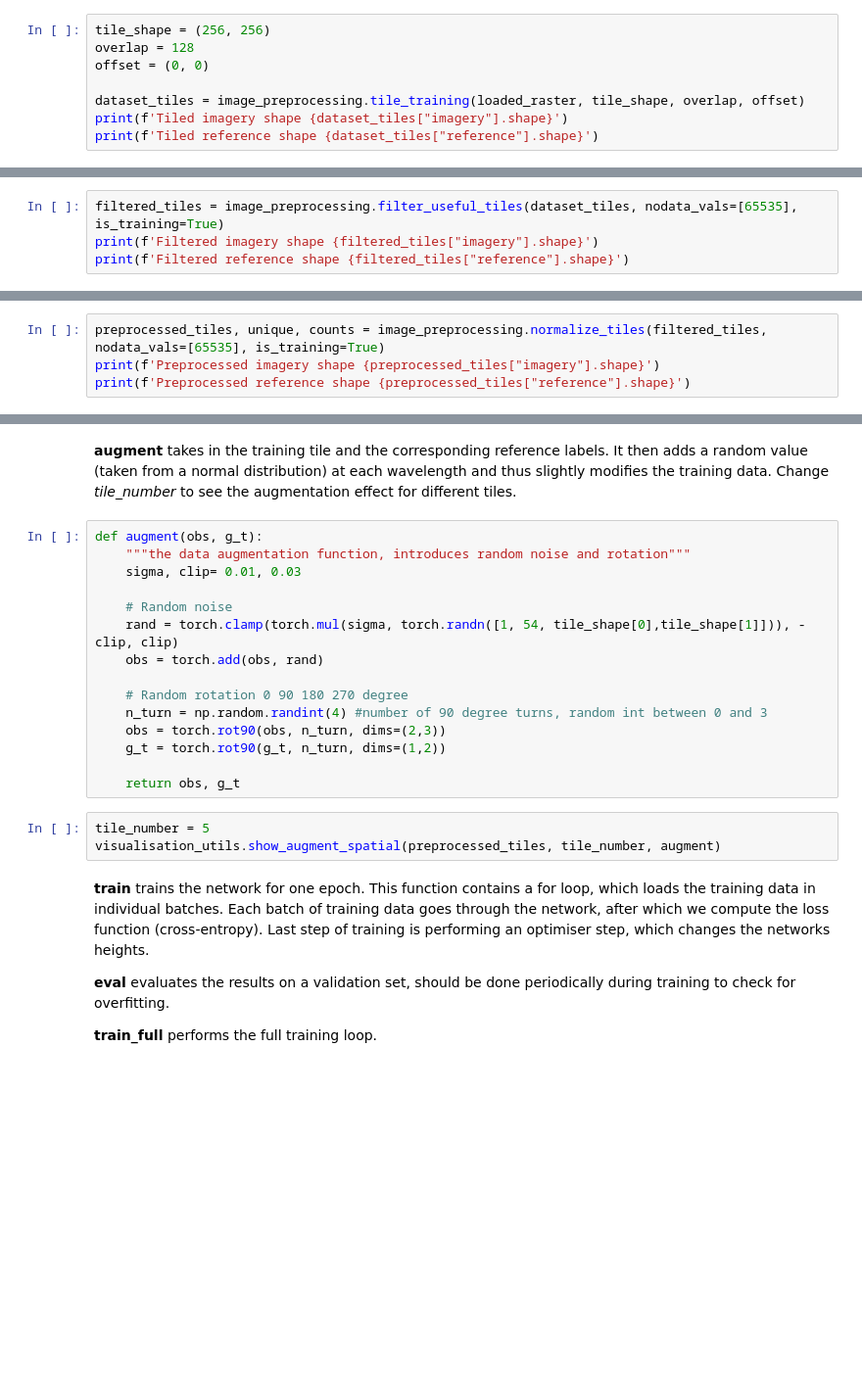
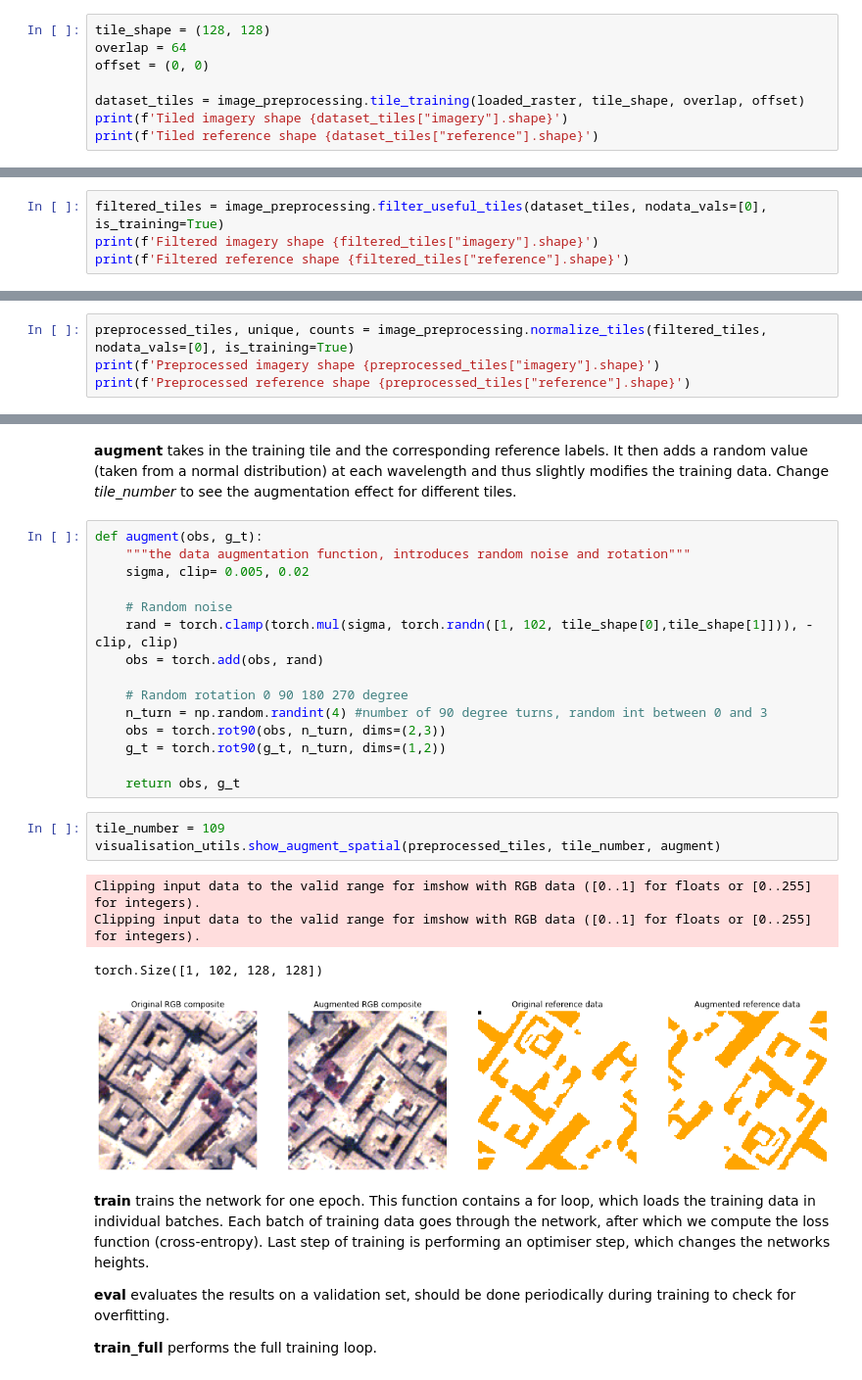
Before and after one commit to jakub-dvorak-geo/ETRAINEE-ClassifierComparison, a Jupyter notebook: 2D_CNN_training_application.ipynb, the cells around one changed output, grey strips where cells are left out. Shown at 98% size. Saved outputs shown, nothing was run; the diff lists cells and outputs as text; blank space fills up the shorter version.

```diff
--- a/2D_CNN_training_application.ipynb
+++ b/2D_CNN_training_application.ipynb
@@ -73,8 +83,8 @@ _overlap_ and _offset_ are not needed for one-dimensional processing.
 
 This process creates 143 tiles of 256 by 256 pixels, with the same amount of spectral bands as earlier.
 # %%
-tile_shape = (256, 256)
-overlap = 128
+tile_shape = (128, 128)
+overlap = 64
 offset = (0, 0)
 
 dataset_tiles = image_preprocessing.tile_training(loaded_raster, tile_shape, overlap, offset)
@@ -86,6 +99,6 @@ However, most of the created tiles do not contain training data, we therefore ne
 
 This process significantly reduces the size of our dataset from 2 886 861 to 49 842 - training data is available on less than 2 percent of the dataset.
 # %%
-filtered_tiles = image_preprocessing.filter_useful_tiles(dataset_tiles, nodata_vals=[65535], is_training=True)
+filtered_tiles = image_preprocessing.filter_useful_tiles(dataset_tiles, nodata_vals=[0], is_training=True)
 print(f'Filtered imagery shape {filtered_tiles["imagery"].shape}')
 print(f'Filtered reference shape {filtered_tiles["reference"].shape}')
@@ -95,6 +111,6 @@ After filtering the tiles to only include training data, we can move onto a fina
 
 The resulting dictionary _preprocessed_tiles_ is subsequently transformed from numpy arrays into pytorch tensors for the training.
 # %%
-preprocessed_tiles, unique, counts = image_preprocessing.normalize_tiles(filtered_tiles, nodata_vals=[65535], is_training=True)
+preprocessed_tiles, unique, counts = image_preprocessing.normalize_tiles(filtered_tiles, nodata_vals=[0], is_training=True)
 print(f'Preprocessed imagery shape {preprocessed_tiles["imagery"].shape}')
 print(f'Preprocessed reference shape {preprocessed_tiles["reference"].shape}')
@@ -226,10 +253,10 @@ __augment__ takes in the training tile and the corresponding reference labels. I
 # %%
 def augment(obs, g_t):
     """the data augmentation function, introduces random noise and rotation"""
-    sigma, clip= 0.01, 0.03
+    sigma, clip= 0.005, 0.02
 
     # Random noise
-    rand = torch.clamp(torch.mul(sigma, torch.randn([1, 54, tile_shape[0],tile_shape[1]])), -clip, clip)
+    rand = torch.clamp(torch.mul(sigma, torch.randn([1, 102, tile_shape[0],tile_shape[1]])), -clip, clip)
     obs = torch.add(obs, rand)
 
     # Random rotation 0 90 180 270 degree
@@ -239,8 +266,13 @@ def augment(obs, g_t):
 
     return obs, g_t
 # %%
-tile_number = 5
+tile_number = 109
 visualisation_utils.show_augment_spatial(preprocessed_tiles, tile_number, augment)
+# %% [output]
+Clipping input data to the valid range for imshow with RGB data ([0..1] for floats or [0..255] for integers).
+Clipping input data to the valid range for imshow with RGB data ([0..1] for floats or [0..255] for integers).
+torch.Size([1, 102, 128, 128])
+[figure, added]
 # %% [markdown]
 __train__ trains the network for one epoch. This function contains a for loop, which loads the training data in individual batches. Each batch of training data goes through the network, after which we compute the loss function (cross-entropy). Last step of training is performing an optimiser step, which changes the networks heights.
 
```
Also changed, not shown: parts of 16 cells of this notebook, 6 other files.
